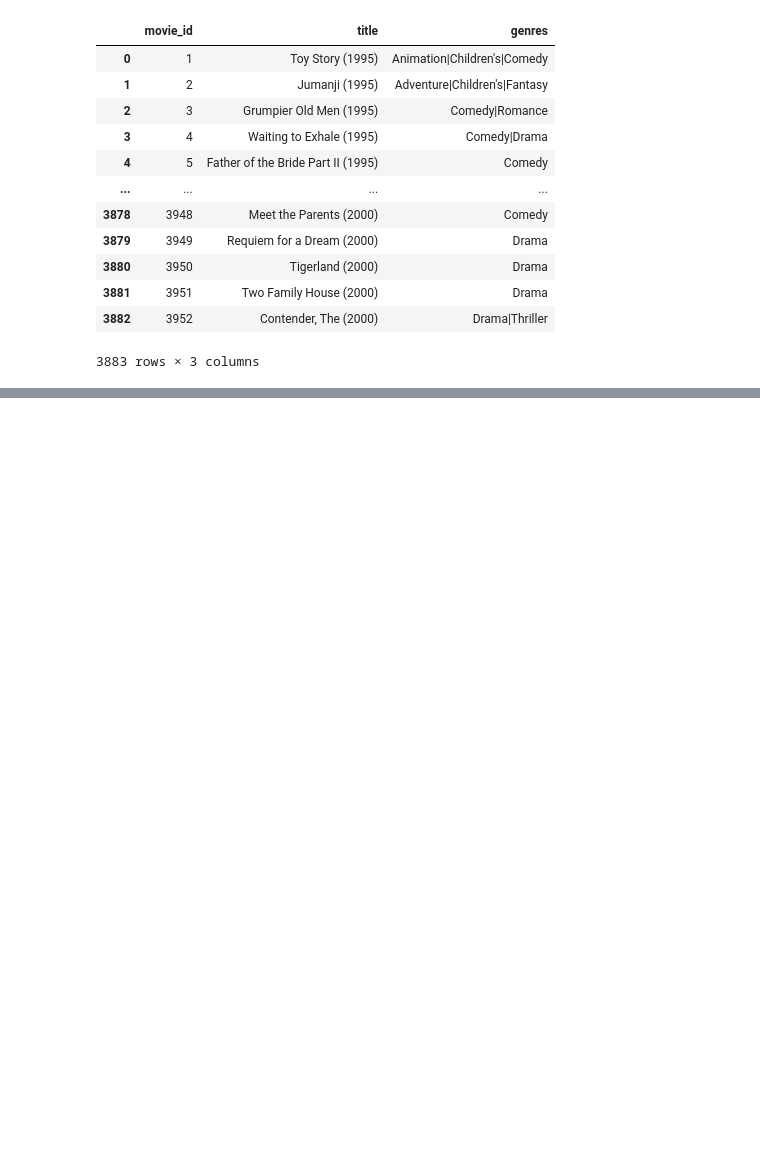
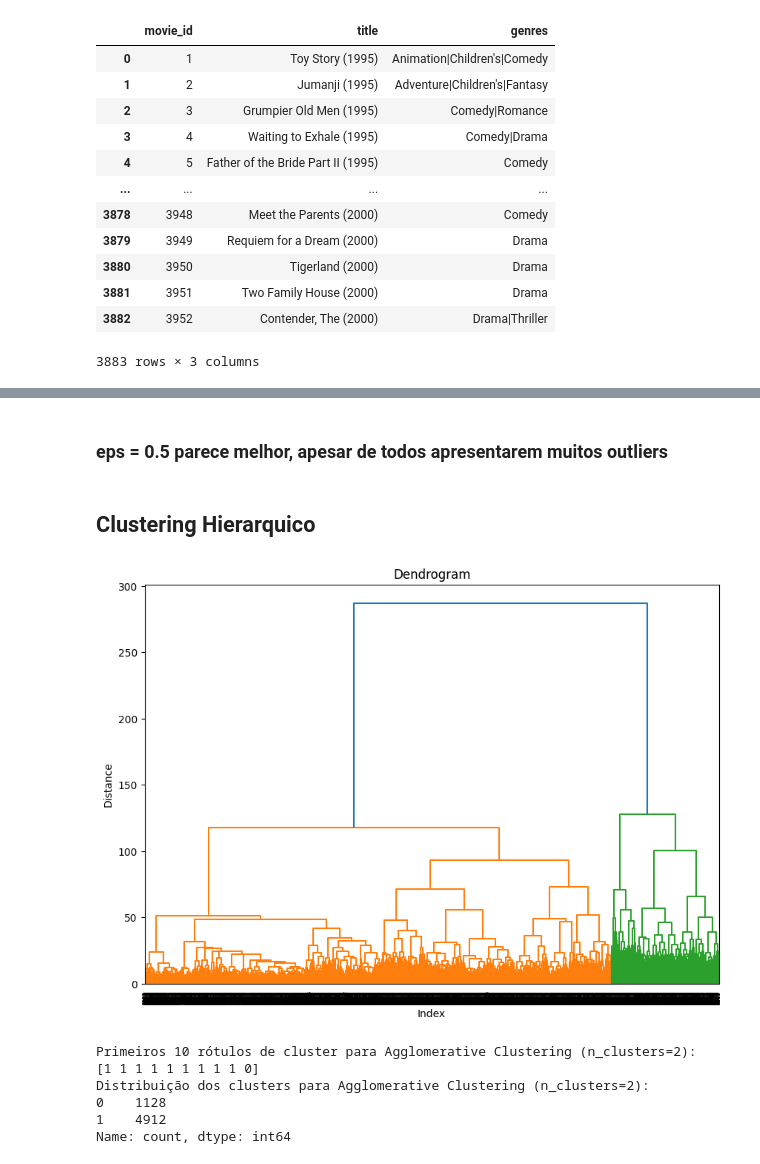
Before and after one commit to lucasmiguels/movielens, a Jupyter notebook: movielens.ipynb, the cells around one changed output, grey strips where cells are left out. Cells and saved outputs as stored; diff of their text form; code cells hidden in the pictures; blank space fills up the shorter version.

```diff
--- a/movielens.ipynb
+++ b/movielens.ipynb
@@ -66,0 +200,7 @@ df_movies
+# %%
+# Criando a matriz de usuário-filme
+# Cada linha representa um usuário e cada coluna um filme, com os valores sendo as avaliações.
+rating_matrix = df_ratings.pivot(index='user_id', columns='movie_id', values='rating')
+
+print("Shape da matriz de avaliações:", rating_matrix.shape)
+print(rating_matrix.head())
@@ -66,0 +226,13 @@ df_movies
+# %%
+rating_matrix_filled = rating_matrix.fillna(0)
+
+# Normalizando os dados usando MinMaxScaler - transforma os dados para o intervalo [0, 1]
+scaler = MinMaxScaler()
+rating_matrix_scaled = scaler.fit_transform(rating_matrix_filled)
+
+rating_matrix_scaled = pd.DataFrame(rating_matrix_scaled,
+                                           index=rating_matrix_filled.index,
+                                           columns=rating_matrix_filled.columns)
+
+print("\nShape da matriz de avaliações:",rating_matrix_scaled.shape)
+print(rating_matrix_scaled.head())
@@ -66,0 +460,34 @@ df_movies
+# %% [markdown]
+### eps = 0.5 parece melhor, apesar de todos apresentarem muitos outliers
+# %% [markdown]
+## Clustering Hierarquico
+# %%
+from scipy.spatial.distance import squareform
+from scipy.cluster.hierarchy import dendrogram, linkage
+
+link_matrix = linkage(rating_matrix_scaled, method='ward')
+plt.figure(figsize=(10, 7))
+plt.title("Dendrogram")
+dendrogram(link_matrix)
+plt.xlabel("Index")
+plt.ylabel("Distance")
+plt.show()
+# %% [output]
+[figure, added]
+# %%
+n_clusters_agg_initial = 2
+
+agg_clustering = AgglomerativeClustering(n_clusters=n_clusters_agg_initial, linkage='ward')
+user_clusters_agg = agg_clustering.fit_predict(rating_matrix_scaled)
+
+print(f"Primeiros 10 rótulos de cluster para Agglomerative Clustering (n_clusters={n_clusters_agg_initial}):")
+print(user_clusters_agg[:10])
+print(f"Distribuição dos clusters para Agglomerative Clustering (n_clusters={n_clusters_agg_initial}):")
+print(pd.Series(user_clusters_agg).value_counts().sort_index())
+# %% [output]
+Primeiros 10 rótulos de cluster para Agglomerative Clustering (n_clusters=2):
+[1 1 1 1 1 1 1 1 1 0]
+Distribuição dos clusters para Agglomerative Clustering (n_clusters=2):
+0    1128
+1    4912
+Name: count, dtype: int64
```
Also changed, not shown: parts of 60 cells of this notebook.
